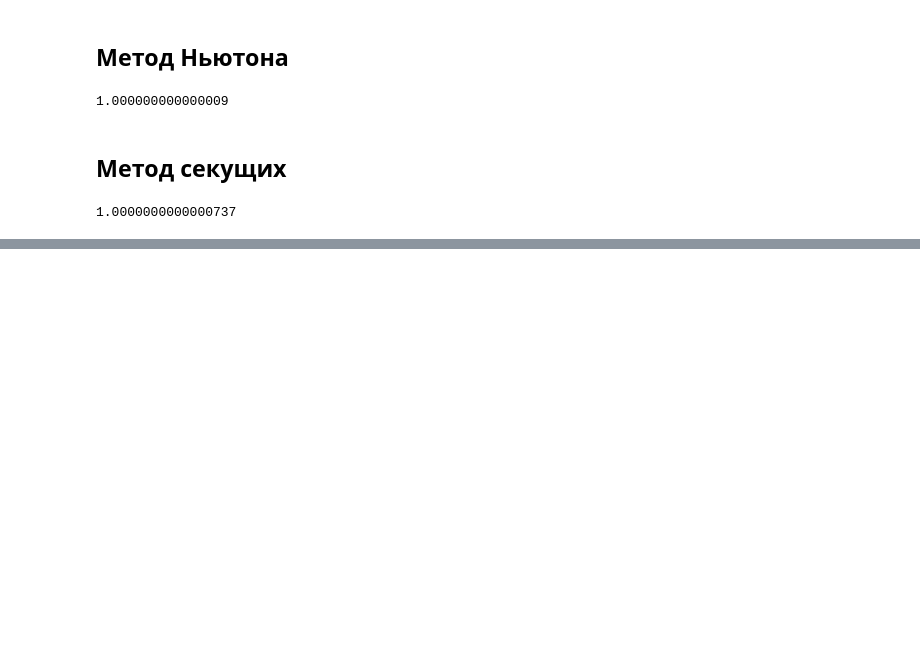
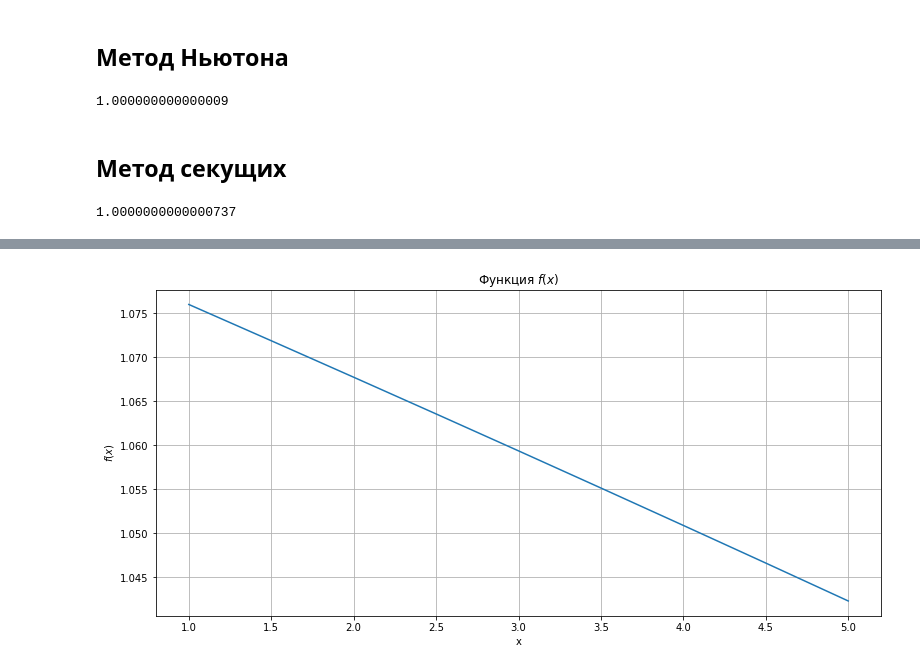
Before and after one commit to goo-goo-goo-joob/hse_numerical_methods, a Jupyter notebook: ДЗ_решение_уравнений.ipynb, the cells around one changed output, grey strips where cells are left out. Saved outputs shown, nothing was run; the diff lists cells and outputs as text; code cells hidden in the pictures; blank space fills up the shorter version.

```diff
--- a/ДЗ_решение_уравнений.ipynb
+++ b/ДЗ_решение_уравнений.ipynb
@@ -71,0 +220,15 @@ secant(f, 0.5, 3, 1.1, 1.5)
+# %%
+def secant_2(f, x, y0, y1, N_max = 1000, eps = 1e-8):
+    N_iter = 0
+    f_y0 = f(x, y0)
+    f_y1 = f(x, y1)
+    while N_iter < N_max:
+        f_der = (f_y0 - f_y1) / (y0 - y1)
+        y2 = y1 - f_y1 / f_der
+        f_y2 = f(x, y2)
+        if abs(y2 - y1) < eps:
+            break
+        N_iter += 1
+        f_y0, f_y1 = f_y1, f_y2
+        y0, y1 = y1, y2
+    return y2
@@ -71,0 +256,21 @@ secant(f, 0.5, 3, 1.1, 1.5)
+# %%
+def f(x, y):
+    return np.cosh(y * np.exp(y) + x / 20) + 1 / np.arctan(20 * y * np.exp(y) + x) - 13
+a, b = 1, 5
+h = 0.5
+# %%
+num = (b - a) / h
+x = np.linspace(1, 5, num+1)
+y = []
+for x_ in x:
+    y.append(secant_2(f, x_, 1.2, 1.3, eps=1e-7))
+
+plt.figure(figsize=(13, 6))
+plt.plot(x, y)
+plt.title('Функция $f(x)$')
+plt.grid()
+plt.xlabel('x')
+plt.ylabel('$f(x)$')
+plt.show()
+# %% [output]
+[figure, added]
```
Also changed, not shown: parts of 42 cells of this notebook.
